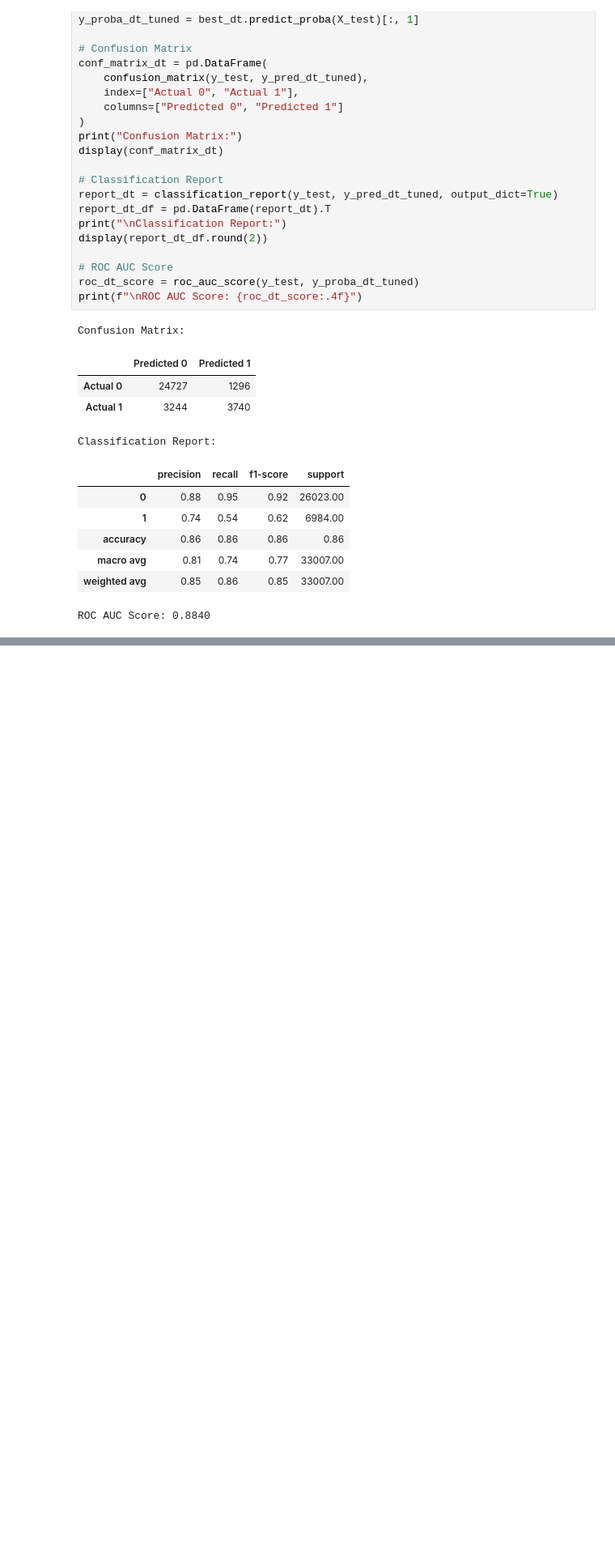
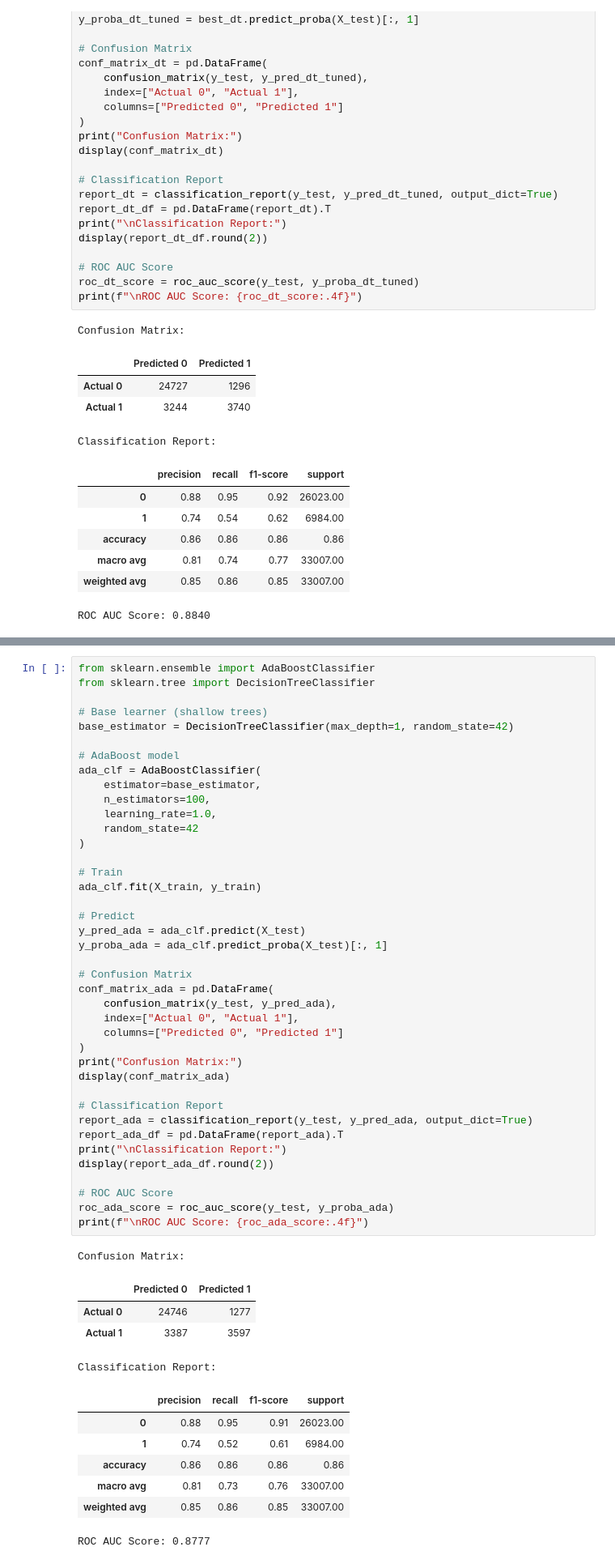
Before and after one commit to naomitogbe/kaggle-binary-classification, a Jupyter notebook: churn_modelling.ipynb, the cells around one changed output, grey strips where cells are left out. Shown: that part at 81% size. Drawn from its saved outputs; the diff is of its cells as text; blank space fills up the shorter version.

Commit message:
modelling finished

```diff
--- a/churn_modelling.ipynb
+++ b/churn_modelling.ipynb
@@ -361,0 +412,53 @@ ROC AUC Score: 0.8840
+# %%
+from sklearn.ensemble import AdaBoostClassifier
+from sklearn.tree import DecisionTreeClassifier
+
+# Base learner (shallow trees)
+base_estimator = DecisionTreeClassifier(max_depth=1, random_state=42)
+
+# AdaBoost model
+ada_clf = AdaBoostClassifier(
+    estimator=base_estimator,
+    n_estimators=100,
+    learning_rate=1.0,
+    random_state=42
+)
+
+# Train
+ada_clf.fit(X_train, y_train)
+
+# Predict
+y_pred_ada = ada_clf.predict(X_test)
+y_proba_ada = ada_clf.predict_proba(X_test)[:, 1]
+
+# Confusion Matrix
+conf_matrix_ada = pd.DataFrame(
+    confusion_matrix(y_test, y_pred_ada),
+    index=["Actual 0", "Actual 1"],
+    columns=["Predicted 0", "Predicted 1"]
+)
+print("Confusion Matrix:")
+display(conf_matrix_ada)
+
+# Classification Report
+report_ada = classification_report(y_test, y_pred_ada, output_dict=True)
+report_ada_df = pd.DataFrame(report_ada).T
+print("\nClassification Report:")
+display(report_ada_df.round(2))
+
+# ROC AUC Score
+roc_ada_score = roc_auc_score(y_test, y_proba_ada)
+print(f"\nROC AUC Score: {roc_ada_score:.4f}")
+# %% [output]
+Confusion Matrix:
+|  | Predicted 0 | Predicted 1 |
+| Actual 0 | 24746 | 1277 |
+| Actual 1 | 3387 | 3597 |
+Classification Report:
+|  | precision | recall | f1-score | support |
+| 0 | 0.88 | 0.95 | 0.91 | 26023.00 |
+| 1 | 0.74 | 0.52 | 0.61 | 6984.00 |
+| accuracy | 0.86 | 0.86 | 0.86 | 0.86 |
+| macro avg | 0.81 | 0.73 | 0.76 | 33007.00 |
+| weighted avg | 0.85 | 0.86 | 0.85 | 33007.00 |
+ROC AUC Score: 0.8777
```
Also changed, not shown: parts of 4 cells of this notebook, 4 other files.
